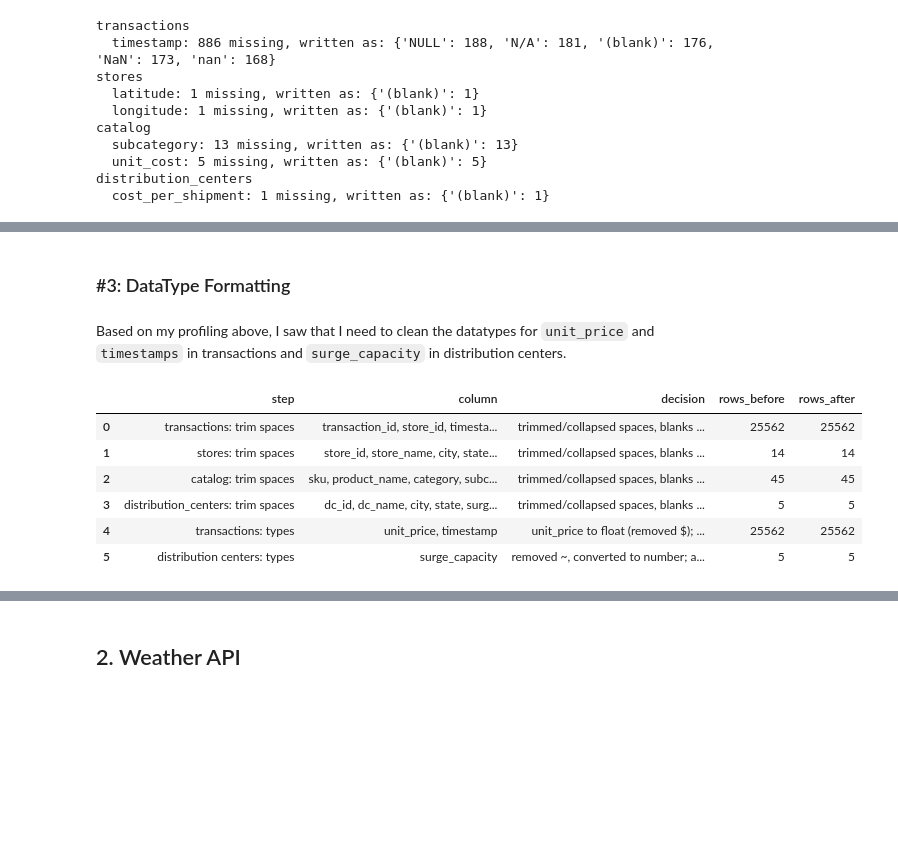
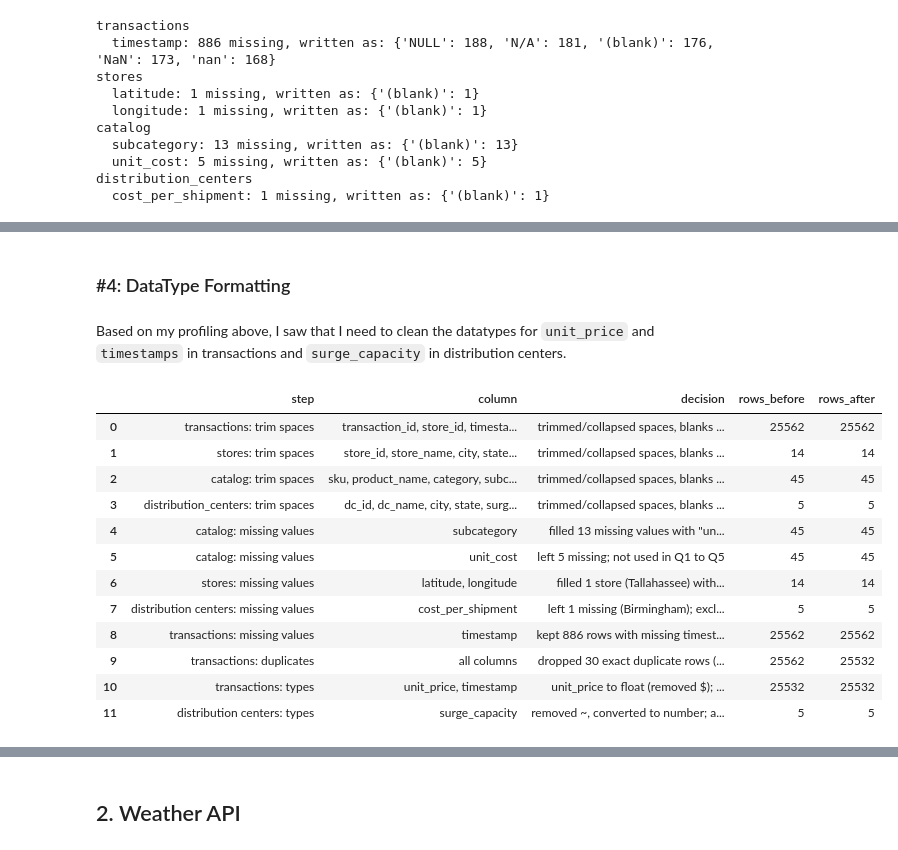
Before and after one commit to eviemcmahan/walmart-hurricane-project, a Jupyter notebook: notebooks/team_notebook.ipynb, the cells around one changed output, grey strips where cells are left out. Drawn from its saved outputs; the diff is of its cells as text; code cells hidden in the pictures; blank space fills up the shorter version.

Commit message:
Continue cleaning (dedupe, negative quantities)

```diff
--- a/notebooks/team_notebook.ipynb
+++ b/notebooks/team_notebook.ipynb
@@ -188,9 +188,9 @@ def trim_text(df, name):
         len(df), len(out))
     return out
 
-trimmed = {}
+cleaned = {}
 for name, df in raw.items(): # Trim each string column in each dataframe dataframe
-    trimmed[name] = trim_text(df, name)
+    cleaned[name] = trim_text(df, name)
 
 pd.DataFrame(decision_log)
 # %% [output]
@@ -233,0 +295,12 @@ DECIDE WHAT TO DO WITH MISSING VALUES!
+# %%
+def drop_duplicates(df, name): # Drop duplicates function
+    n = len(df)
+    out = df.drop_duplicates() # Drop the duplicates
+    dropped = n - len(out) # Count how many duplicates were dropped
+    log(f'{name}: duplicates', 'all columns',
+        f'dropped {dropped} exact duplicate rows (kept first copy)', n, len(out)) # Decision log
+    print(f'{name}: {n:,} rows to {len(out):,} rows ({dropped} dropped)')
+    return out
+
+cleaned['transactions'] = drop_duplicates(cleaned['transactions'], 'transactions') # Run the function
+pd.DataFrame(decision_log)
@@ -234,5 +320,5 @@ DECIDE WHAT TO DO WITH MISSING VALUES!
 # %% [markdown]
-### #3: DataType Formatting
+### #4: DataType Formatting
 # %% [markdown]
 Based on my profiling above, I saw that I need to clean the datatypes for `unit_price` and `timestamps` in transactions and `surge_capacity` in distribution centers.
 # %%
@@ -247,36 +333,41 @@ def to_datetime(s):
     return pd.to_datetime(s, errors='coerce', format='mixed')
 
 def to_capacity(s):
     """'~750' -> 750"""
     return pd.to_numeric(s.astype(str).str.replace(r'[^0-9.]', '', regex=True))
 
 def fix_types(tables): # Fix all the types
     out = dict(tables)
 
     t = out['transactions'].copy()
     t['unit_price'] = to_price(t['unit_price']) # Fix unit price in transactions
     t['timestamp'] = to_datetime(t['timestamp']) # Fix timestamp in transactions
-    t['ts_missing'] = t['timestamp'].isna()
     log('transactions: types', 'unit_price, timestamp',
-        'unit_price to float (removed $); timestamp parsed to datetime; missing timestamps flagged in ts_missing',
+        'unit_price to float (removed $); timestamp parsed to datetime; missing timestamps left missing',
         len(t), len(t))
     out['transactions'] = t
 
     d = out['distribution_centers'].copy()
     d['surge_capacity_approx'] = d['surge_capacity'].astype(str).str.contains('~')
     d['surge_capacity'] = to_capacity(d['surge_capacity']) # Fix surge capacity in distribution centers
     log('distribution centers: types', 'surge_capacity', 'removed ~, converted to number; approximate value flagged', len(d), len(d))
     out['distribution_centers'] = d
     return out
 
-cleaned_type = fix_types(trimmed) # Clean types on trimmed dataframes
-cleaned_type['transactions'].dtypes
+cleaned = fix_types(cleaned) # Clean types on trimmed dataframes
+cleaned['transactions'].dtypes
 pd.DataFrame(decision_log)
 # %% [output]
 |  | step | column | decision | rows_before | rows_after |
 | 0 | transactions: trim spaces | transaction_id, store_id, timesta... | trimmed/collapsed spaces, blanks ... | 25562 | 25562 |
 | 1 | stores: trim spaces | store_id, store_name, city, state... | trimmed/collapsed spaces, blanks ... | 14 | 14 |
 | 2 | catalog: trim spaces | sku, product_name, category, subc... | trimmed/collapsed spaces, blanks ... | 45 | 45 |
 | 3 | distribution_centers: trim spaces | dc_id, dc_name, city, state, surg... | trimmed/collapsed spaces, blanks ... | 5 | 5 |
-| 4 | transactions: types | unit_price, timestamp | unit_price to float (removed $); ... | 25562 | 25562 |
-| 5 | distribution centers: types | surge_capacity | removed ~, converted to number; a... | 5 | 5 |
+| 4 | catalog: missing values | subcategory | filled 13 missing values with "un... | 45 | 45 |
+| 5 | catalog: missing values | unit_cost | left 5 missing; not used in Q1 to Q5 | 45 | 45 |
+| 6 | stores: missing values | latitude, longitude | filled 1 store (Tallahassee) with... | 14 | 14 |
+| 7 | distribution centers: missing values | cost_per_shipment | left 1 missing (Birmingham); excl... | 5 | 5 |
+| 8 | transactions: missing values | timestamp | kept 886 rows with missing timest... | 25562 | 25562 |
+| 9 | transactions: duplicates | all columns | dropped 30 exact duplicate rows (... | 25562 | 25532 |
+| 10 | transactions: types | unit_price, timestamp | unit_price to float (removed $); ... | 25532 | 25532 |
+| 11 | distribution centers: types | surge_capacity | removed ~, converted to number; a... | 5 | 5 |
```
Also changed, not shown: parts of 14 cells of this notebook.
